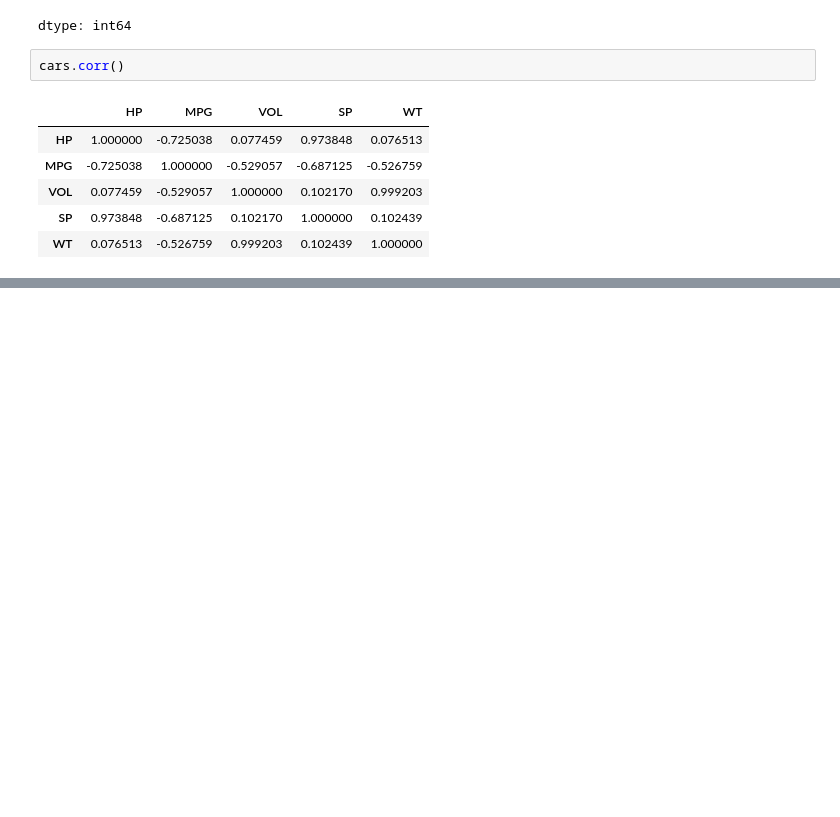
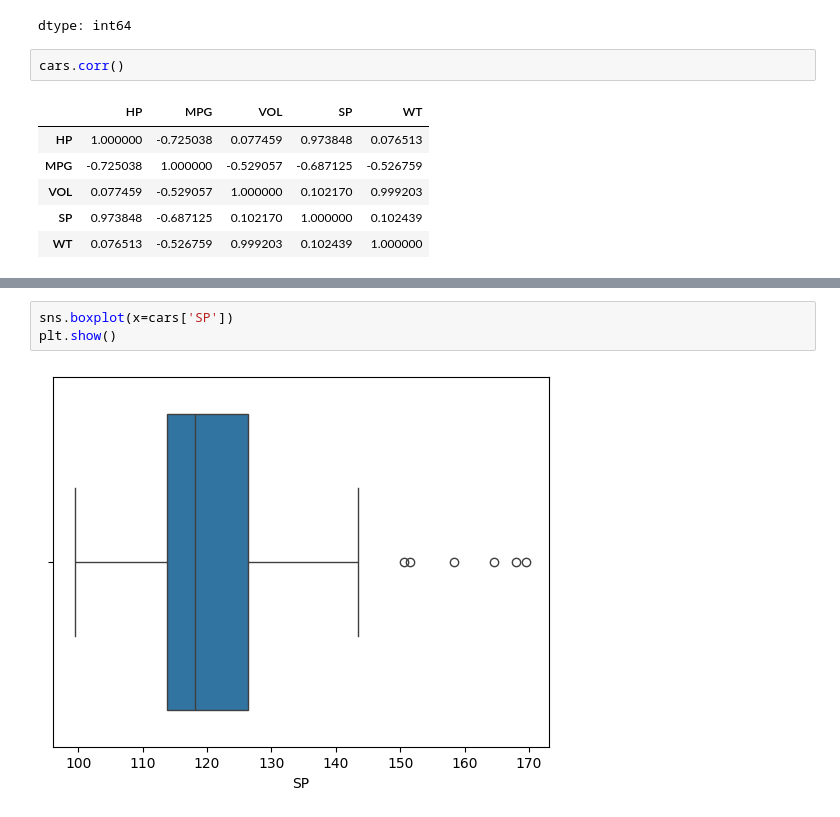
Before and after one commit to Tony-47/training, a Jupyter notebook: day_21.ipynb, the cells around one changed output, grey strips where cells are left out. Cells and saved outputs as stored; diff of their text form; blank space fills up the shorter version.

```diff
--- a/day_21.ipynb
+++ b/day_21.ipynb
@@ -54,0 +86,5 @@ cars.corr()
+# %%
+sns.boxplot(x=cars['SP'])
+plt.show()
+# %% [output]
+[figure, added]
```
Also changed, not shown: parts of 5 cells of this notebook.
